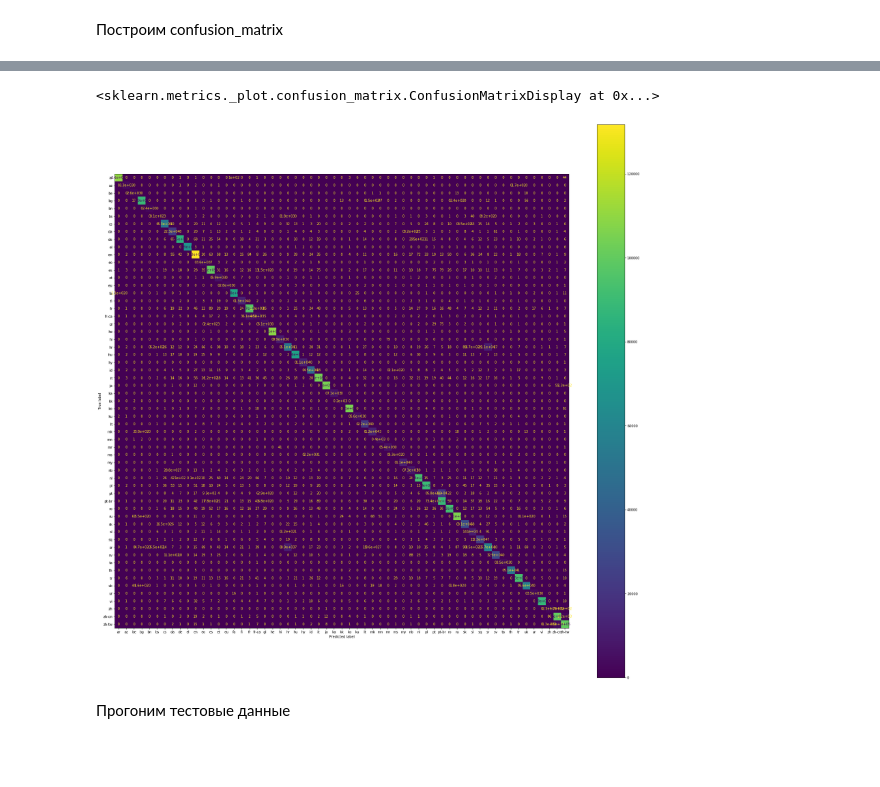
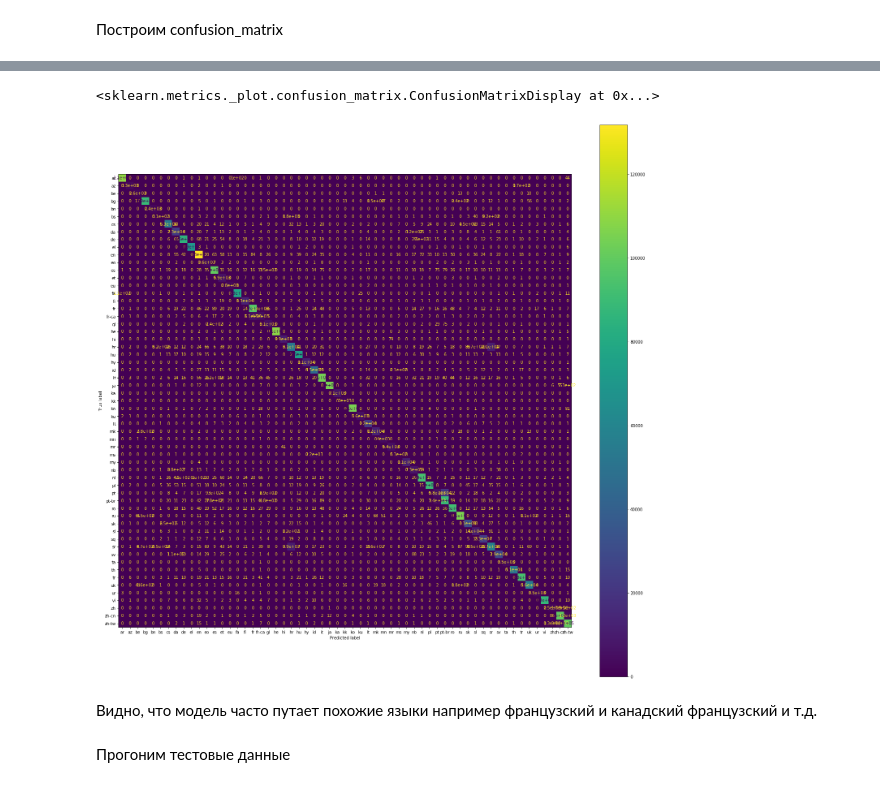
Before and after one commit to Petrofan1/Technosphere, a Jupyter notebook: Homework 7/HW7.ipynb, the cells around one changed output, grey strips where cells are left out. Drawn from its saved outputs; the diff is of its cells as text; code cells hidden in the pictures; blank space fills up the shorter version.

```diff
--- a/Homework 7/HW7.ipynb
+++ b/Homework 7/HW7.ipynb
@@ -133,7 +133,7 @@ balanced_accuracy_score(y, predictions)
 %%time
 import matplotlib.pyplot as plt
 from sklearn.metrics import plot_confusion_matrix, ConfusionMatrixDisplay
-fig, ax = plt.subplots(figsize=(30, 30))
+fig, ax = plt.subplots(figsize=(25, 25))
 cm = confusion_matrix(y, predictions)
 disp = ConfusionMatrixDisplay(confusion_matrix=cm,
                               display_labels=label_encoder.classes_)
@@ -146,5 +146,7 @@ Wall time: 6.77 s
 <sklearn.metrics._plot.confusion_matrix.ConfusionMatrixDisplay at 0x...>
-[figure, old version]
+[figure, new version]
+# %% [markdown]
+Видно, что модель часто путает похожие языки например французский и канадский французский и т.д.
 # %% [markdown]
 Прогоним тестовые данные
 # %%
```
Also changed, not shown: parts of 1 cell of this notebook.
